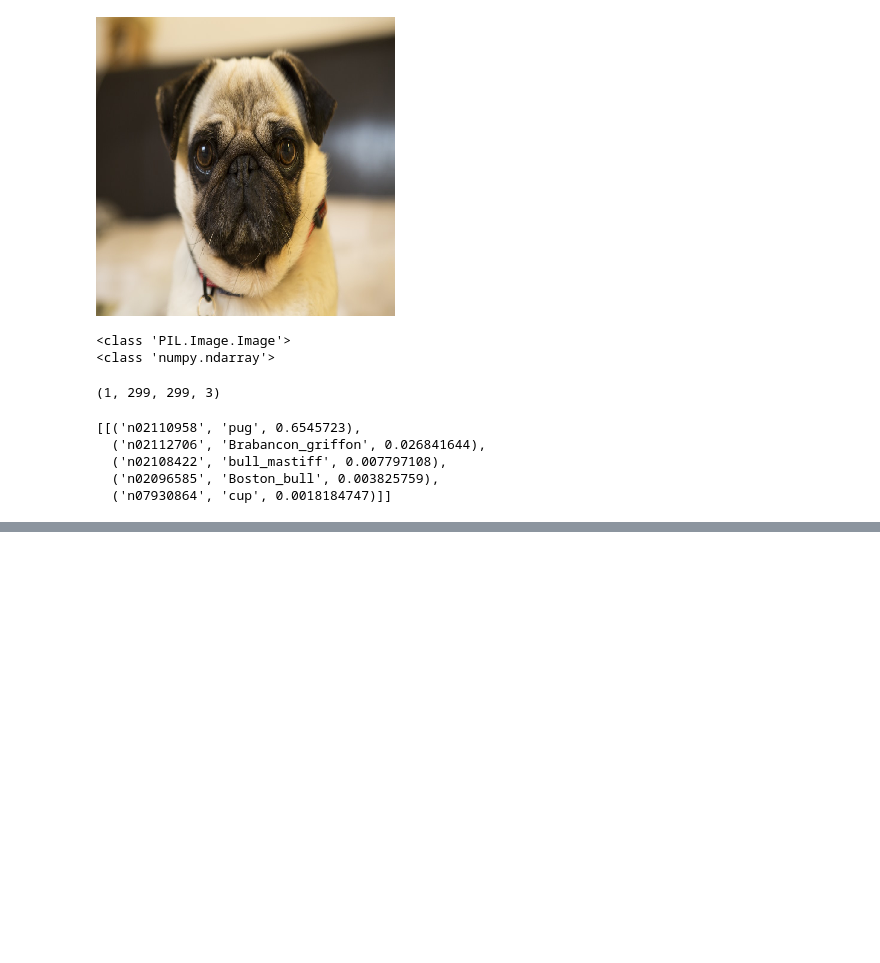
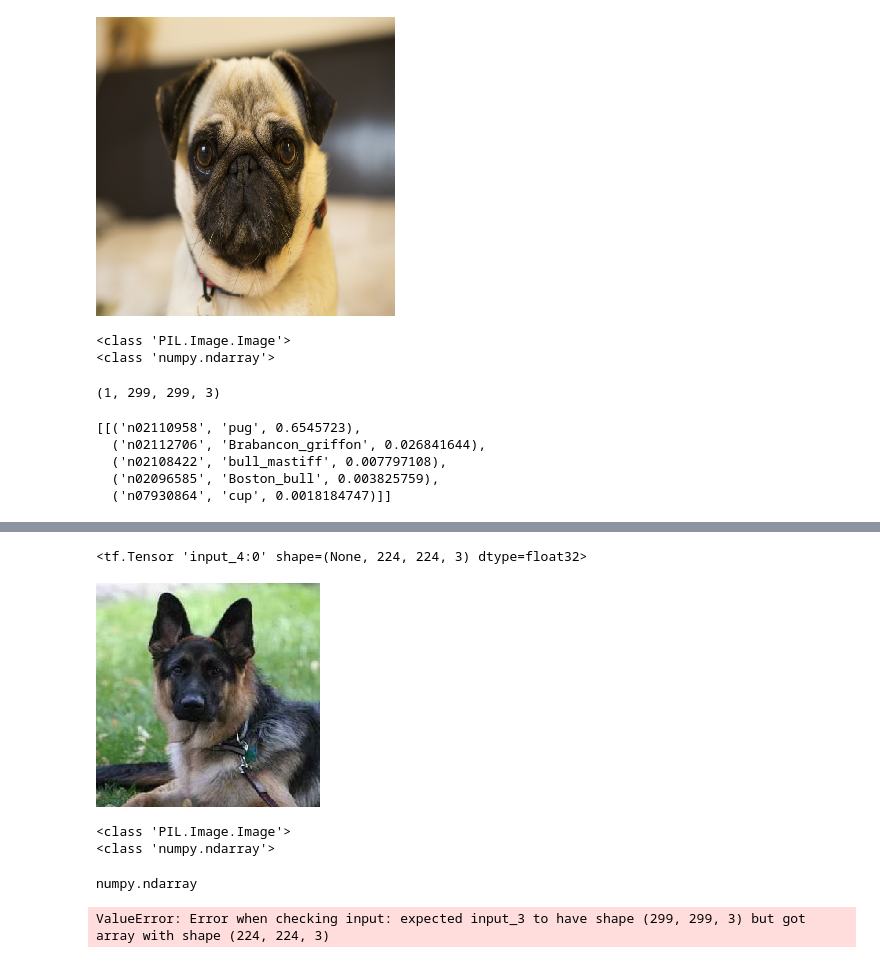
Before and after one commit to Abhinav-26/Machine-Learning-Minor-Projects, a Jupyter notebook: Dog's Breed Prediction Using Transfer Learning/Dog's Breed Prediction.ipynb, the cells around one changed output, grey strips where cells are left out. Saved outputs shown, nothing was run; the diff lists cells and outputs as text; code cells hidden in the pictures; blank space fills up the shorter version.

```diff
--- a/Dog's Breed Prediction Using Transfer Learning/Dog's Breed Prediction.ipynb
+++ b/Dog's Breed Prediction Using Transfer Learning/Dog's Breed Prediction.ipynb
@@ -110,0 +121,29 @@ decode_predictions(predIncep)
+# %%
+ModelResNet.layers[0].input
+# %% [output]
+<tf.Tensor 'input_4:0' shape=(None, 224, 224, 3) dtype=float32>
+# %%
+img2 = image.load_img("German Shepherd.jpg", target_size=(224,224))
+img2
+# %% [output]
+[figure, added]
+# %%
+print(type(img2))
+imgIntoArray = image.img_to_array(img2)
+print(type(imgIntoArray))
+# %% [output]
+<class 'PIL.Image.Image'>
+<class 'numpy.ndarray'>
+# %%
+CNNImage = np.expand_dims(imgIntoArray, axis=0)
+type(CNNImage)
+# %% [output]
+numpy.ndarray
+# %%
+from keras.applications.resnet50 import decode_predictions
+from keras.applications.resnet50 import preprocess_input
+fImgage = preprocess_input(CNNImage)
+ResNetPred = InceptionModel.predict(fImgage)
+decode_predictions(ResNetPred)
+# %% [output]
+ValueError: Error when checking input: expected input_3 to have shape (299, 299, 3) but got array with shape (224, 224, 3)
```
Also changed, not shown: parts of 3 cells of this notebook.
